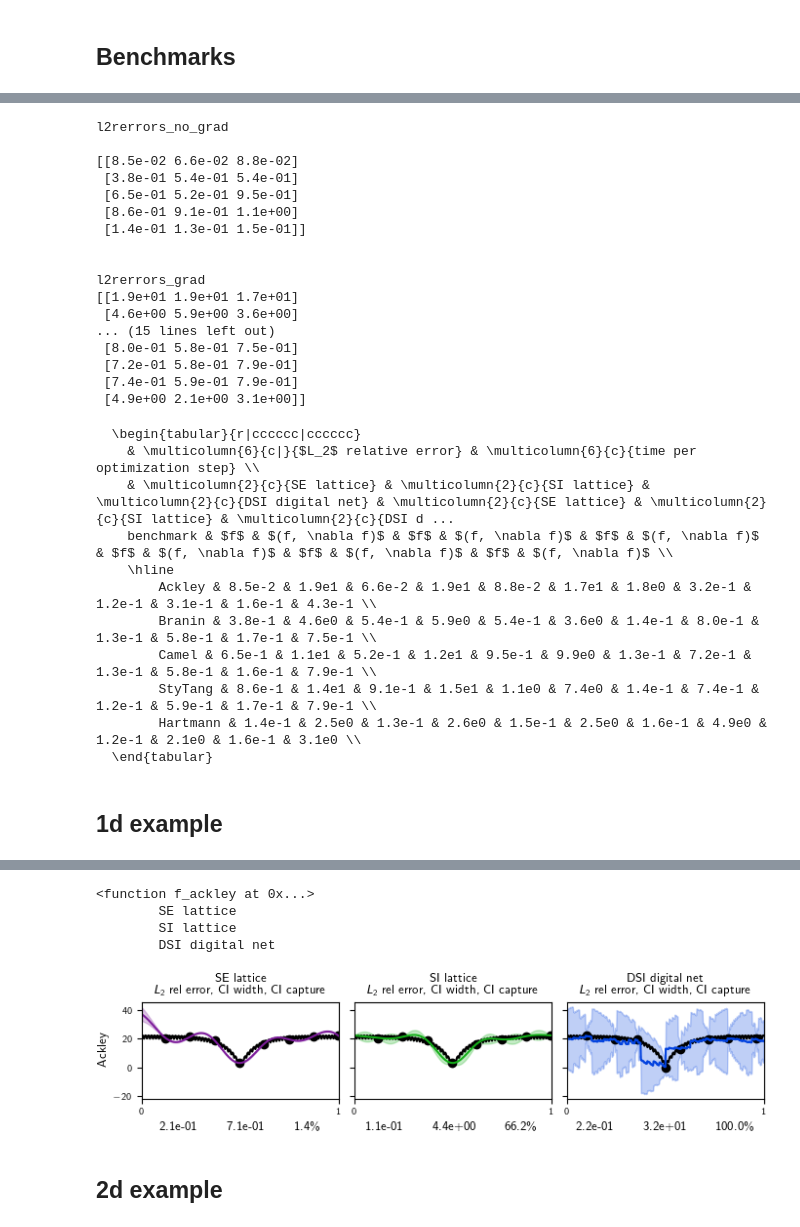
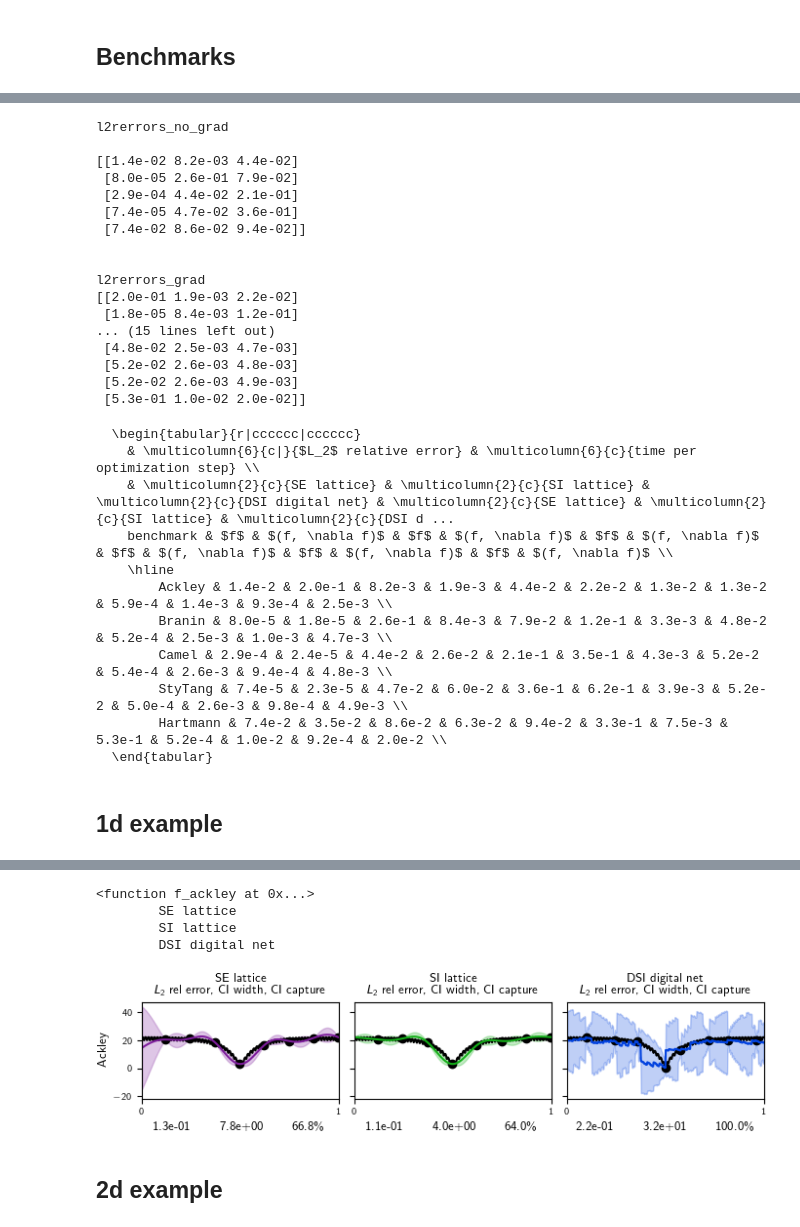
Before and after one commit to alegresor/fastgps, a Jupyter notebook: docs/examples/probnum25_paper/probnum25_paper.ipynb, the cells around one changed output, grey strips where cells are left out. Cells and saved outputs as stored; diff of their text form; code cells hidden in the pictures.

```diff
--- a/docs/examples/probnum25_paper/probnum25_paper.ipynb
+++ b/docs/examples/probnum25_paper/probnum25_paper.ipynb
@@ -239,15 +240,15 @@ funcs = [
     ("Hartmann",6,hartmann_6d,False,True),
     #("Welch",20,welch),
     ]
-n = 2**6 # 2**10
+n = 2**9 # 2**10
 gps = [
-    ["SE lattice", lambda d,lbetas: fastgp.StandardGP([qp.Lattice(d,seed=7+i) for i in range(len(lbetas))],derivatives=lbetas,num_tasks=len(lbetas),noise=1e-3)],#,requires_grad_noise=True,tfs_noise=(lambda x:torch.log10(x-1e-4),lambda x:torch.exp(x+1e-4)))],
-    ["SI lattice", lambda d,lbetas: fastgp.FastGPLattice([qp.Lattice(d,seed=7+i) for i in range(len(lbetas))],derivatives=lbetas,alpha=3,num_tasks=len(lbetas))],
-    ["DSI digital net", lambda d,lbetas: fastgp.FastGPDigitalNetB2([qp.DigitalNetB2(d,seed=7+i,randomize="DS") for i in range(len(lbetas))],derivatives=lbetas,alpha=4,num_tasks=len(lbetas))],
+    ["SE lattice", lambda d,lbetas: fastgp.StandardGP([qp.Lattice(d,seed=7) for i in range(len(lbetas))],derivatives=lbetas,num_tasks=len(lbetas),noise=1e-3)],#,requires_grad_noise=True,tfs_noise=(lambda x:torch.log10(x-1e-4),lambda x:torch.exp(x+1e-4)))],
+    ["SI lattice", lambda d,lbetas: fastgp.FastGPLattice([qp.Lattice(d,seed=7) for i in range(len(lbetas))],derivatives=lbetas,alpha=2,num_tasks=len(lbetas))],
+    ["DSI digital net", lambda d,lbetas: fastgp.FastGPDigitalNetB2([qp.DigitalNetB2(d,seed=7,randomize="DS") for i in range(len(lbetas))],derivatives=lbetas,alpha=4,num_tasks=len(lbetas))],
 ]
 verbose_indent = 12
-opt_steps = 250
-verbose = max(1,opt_steps//5)
+opt_steps = 200
+verbose = max(1,opt_steps//10)
 l2rerrors_no_grad = torch.nan*torch.ones((len(funcs),len(gps)))
 l2rerrors_grad = torch.nan*torch.ones((len(funcs),len(gps)))
 times_no_grad = torch.nan*torch.ones((len(funcs),len(gps)))
@@ -269,13 +270,13 @@ for i,(fname,d,f,bake,bake_grad) in enumerate(funcs):
         gp.add_y_next([f(x_next[0])])
         t0 = time.perf_counter()
         data = gp.fit(
-            iterations = opt_steps,
+            #iterations = opt_steps,
             verbose_indent = verbose_indent,
             verbose = verbose,
-            stop_crit_wait_iterations = opt_steps
+            #stop_crit_improvement_threshold = 1e-2,
+            #stop_crit_wait_iterations = opt_steps
         )
-        print(data[""])
-        times_no_grad[i,j] = time.perf_counter()-t0
+        times_no_grad[i,j] = (time.perf_counter()-t0)/data["iterations"]
         yhat = (gp.post_mean(xquery/2)+gp.post_mean(1-xquery/2))/2  if isinstance(gp,fastgp.FastGPLattice) and bake else gp.post_mean(xquery) # inverse Baker transform
         l2rerrors_no_grad[i,j] = torch.linalg.norm(yhat-yquery)/torch.linalg.norm(yquery)
         print("            L2 relative error = %.2e\ttime = %.2e"%(l2rerrors_no_grad[i,j],times_no_grad[i,j]))
@@ -289,13 +290,14 @@ for i,(fname,d,f,bake,bake_grad) in enumerate(funcs):
         gp.add_y_next([f_grad_f(f_tf,x_next[i])[:,i] for i in range(len(lbetas))])
         t0 = time.perf_counter()
         data = gp.fit(
-            iterations = opt_steps,
+            #iterations = opt_steps,
             verbose_indent = verbose_indent,
             verbose = verbose,
-            stop_crit_wait_iterations = opt_steps,
+            #stop_crit_improvement_threshold = 1e-2,
+            #stop_crit_wait_iterations = opt_steps
         )
-        times_grad[i,j] = time.perf_counter()-t0
-        yhat = (gp.post_mean(xquery/2)+gp.post_mean(1-xquery/2))/2 if isinstance(gp,fastgp.FastGPLattice) and bake_grad else gp.post_mean(xquery) # inverse Baker transform
+        times_grad[i,j] = (time.perf_counter()-t0)/data["iterations"]
+        yhat = (gp.post_mean(xquery/2,task=0)+gp.post_mean(1-xquery/2,task=0))/2 if isinstance(gp,fastgp.FastGPLattice) and bake_grad else gp.post_mean(xquery,task=0) # inverse Baker transform
         l2rerrors_grad[i,j] = torch.linalg.norm(yhat-yquery)/torch.linalg.norm(yquery)
         datas_grad[fname+"_"+name] = data
         print("            L2 relative error = %.2e\ttime = %.2e"%(l2rerrors_grad[i,j],times_grad[i,j]))
@@ -331,21 +333,21 @@ with np.printoptions(formatter={"float":lambda x: "%.1e"%x}):
 # %% [output]
 l2rerrors_no_grad
 
-[[8.5e-02 6.6e-02 8.8e-02]
- [3.8e-01 5.4e-01 5.4e-01]
- [6.5e-01 5.2e-01 9.5e-01]
- [8.6e-01 9.1e-01 1.1e+00]
- [1.4e-01 1.3e-01 1.5e-01]]
+[[1.4e-02 8.2e-03 4.4e-02]
+ [8.0e-05 2.6e-01 7.9e-02]
+ [2.9e-04 4.4e-02 2.1e-01]
+ [7.4e-05 4.7e-02 3.6e-01]
+ [7.4e-02 8.6e-02 9.4e-02]]
 
 
 l2rerrors_grad
-[[1.9e+01 1.9e+01 1.7e+01]
- [4.6e+00 5.9e+00 3.6e+00]
+[[2.0e-01 1.9e-03 2.2e-02]
+ [1.8e-05 8.4e-03 1.2e-01]
 ... (15 lines left out)
- [8.0e-01 5.8e-01 7.5e-01]
- [7.2e-01 5.8e-01 7.9e-01]
- [7.4e-01 5.9e-01 7.9e-01]
- [4.9e+00 2.1e+00 3.1e+00]]
+ [4.8e-02 2.5e-03 4.7e-03]
+ [5.2e-02 2.6e-03 4.8e-03]
+ [5.2e-02 2.6e-03 4.9e-03]
+ [5.3e-01 1.0e-02 2.0e-02]]
 # %%
 fnames = [item[0] for item in funcs]
 _s = r"""  \begin{tabular}{r|%s|%s}
@@ -370,9 +372,9 @@ print(_s)
     & \multicolumn{2}{c}{SE lattice} & \multicolumn{2}{c}{SI lattice} & \multicolumn{2}{c}{DSI digital net} & \multicolumn{2}{c}{SE lattice} & \multicolumn{2}{c}{SI lattice} & \multicolumn{2}{c}{DSI d ...
     benchmark & $f$ & $(f, \nabla f)$ & $f$ & $(f, \nabla f)$ & $f$ & $(f, \nabla f)$ & $f$ & $(f, \nabla f)$ & $f$ & $(f, \nabla f)$ & $f$ & $(f, \nabla f)$ \\
     \hline
-        Ackley & 8.5e-2 & 1.9e1 & 6.6e-2 & 1.9e1 & 8.8e-2 & 1.7e1 & 1.8e0 & 3.2e-1 & 1.2e-1 & 3.1e-1 & 1.6e-1 & 4.3e-1 \\
-        Branin & 3.8e-1 & 4.6e0 & 5.4e-1 & 5.9e0 & 5.4e-1 & 3.6e0 & 1.4e-1 & 8.0e-1 & 1.3e-1 & 5.8e-1 & 1.7e-1 & 7.5e-1 \\
-        Camel & 6.5e-1 & 1.1e1 & 5.2e-1 & 1.2e1 & 9.5e-1 & 9.9e0 & 1.3e-1 & 7.2e-1 & 1.3e-1 & 5.8e-1 & 1.6e-1 & 7.9e-1 \\
-        StyTang & 8.6e-1 & 1.4e1 & 9.1e-1 & 1.5e1 & 1.1e0 & 7.4e0 & 1.4e-1 & 7.4e-1 & 1.2e-1 & 5.9e-1 & 1.7e-1 & 7.9e-1 \\
-        Hartmann & 1.4e-1 & 2.5e0 & 1.3e-1 & 2.6e0 & 1.5e-1 & 2.5e0 & 1.6e-1 & 4.9e0 & 1.2e-1 & 2.1e0 & 1.6e-1 & 3.1e0 \\
+        Ackley & 1.4e-2 & 2.0e-1 & 8.2e-3 & 1.9e-3 & 4.4e-2 & 2.2e-2 & 1.3e-2 & 1.3e-2 & 5.9e-4 & 1.4e-3 & 9.3e-4 & 2.5e-3 \\
+        Branin & 8.0e-5 & 1.8e-5 & 2.6e-1 & 8.4e-3 & 7.9e-2 & 1.2e-1 & 3.3e-3 & 4.8e-2 & 5.2e-4 & 2.5e-3 & 1.0e-3 & 4.7e-3 \\
+        Camel & 2.9e-4 & 2.4e-5 & 4.4e-2 & 2.6e-2 & 2.1e-1 & 3.5e-1 & 4.3e-3 & 5.2e-2 & 5.4e-4 & 2.6e-3 & 9.4e-4 & 4.8e-3 \\
+        StyTang & 7.4e-5 & 2.3e-5 & 4.7e-2 & 6.0e-2 & 3.6e-1 & 6.2e-1 & 3.9e-3 & 5.2e-2 & 5.0e-4 & 2.6e-3 & 9.8e-4 & 4.9e-3 \\
+        Hartmann & 7.4e-2 & 3.5e-2 & 8.6e-2 & 6.3e-2 & 9.4e-2 & 3.3e-1 & 7.5e-3 & 5.3e-1 & 5.2e-4 & 1.0e-2 & 9.2e-4 & 2.0e-2 \\
   \end{tabular}
@@ -395,7 +395,7 @@ lbetas_grad = [torch.zeros((1,d),dtype=int)]+[ej for ej in torch.eye(d,dtype=int
 gps = [
     ["SE lattice", fastgp.StandardGP([lattice]*len(lbetas_no_grad),derivatives=lbetas_no_grad,num_tasks=len(lbetas_no_grad)),False],
     #[r"Fast GPR, SI kernel, lattice $\alpha = 2$", qp.FGPRLattice(lattice,n,lbetas=lbetas_no_grad,alpha=2),False],
-    [r"SI lattice", fastgp.FastGPLattice([lattice]*len(lbetas_no_grad),derivatives=lbetas_no_grad,alpha=3,num_tasks=len(lbetas_no_grad)),False],
+    [r"SI lattice", fastgp.FastGPLattice([lattice]*len(lbetas_no_grad),derivatives=lbetas_no_grad,alpha=2,num_tasks=len(lbetas_no_grad)),False],
     #[r"Fast GPR, SI kernel, lattice $\alpha = 4$", qp.FGPRLattice(lattice,n,lbetas=lbetas_no_grad,alpha=4),False],
     #[r"Fast GPR, DSI kernel, digital net $\alpha = 2$", qp.FGPRDigitalNetB2(dnb2,n,lbetas=lbetas_no_grad,alpha=2),False],
     #[r"Fast GPR, DSI kernel, digital net $\alpha = 3$", qp.FGPRDigitalNetB2(dnb2,n,lbetas=lbetas_no_grad,alpha=3),False],
@@ -472,9 +472,9 @@ fig.savefig("1d_gps_ackley.pdf")#,dpi=256,bbox_inches="tight")
         SyntaxWarning: invalid escape sequence '\%'
 <function f_ackley at 0x...>
         SE lattice
         SI lattice
         DSI digital net
-[figure, old version]
+[figure, new version]
 # %% [markdown]
 ## 2d example
 # %%
```
Also changed, not shown: parts of 11 cells of this notebook, 2 other files.
